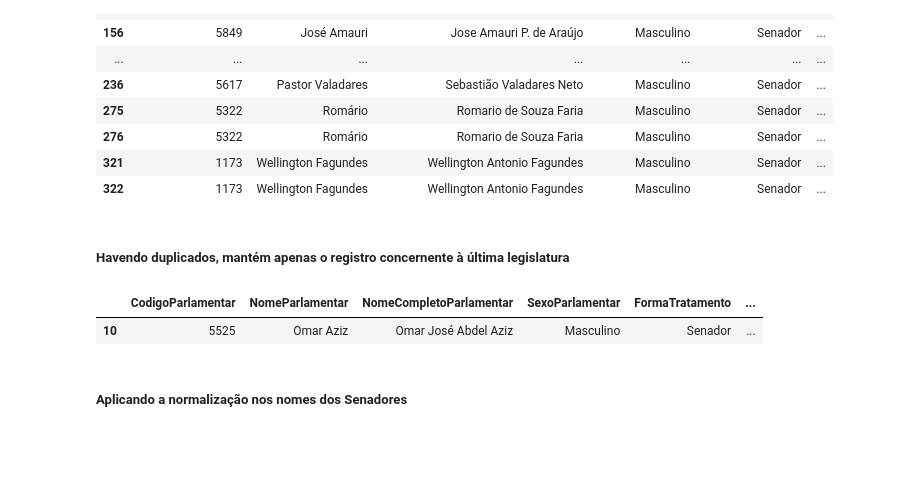
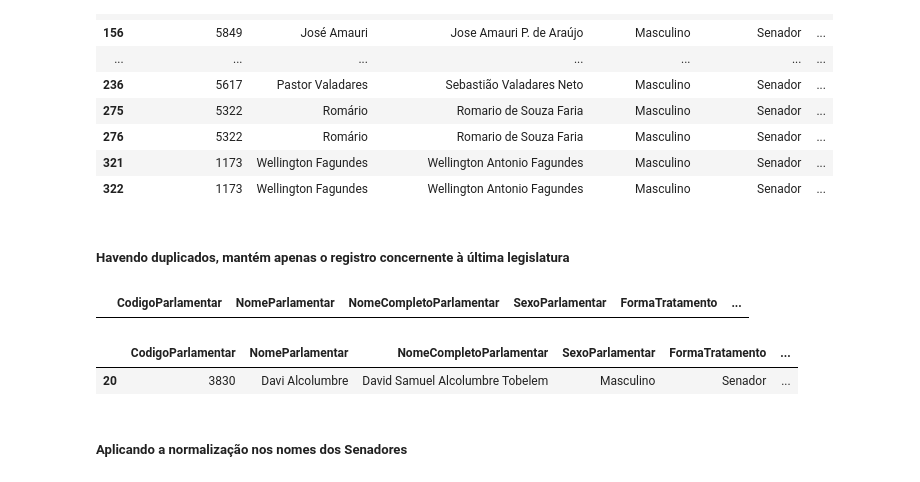
Before and after one commit to halisson-gomides/bootcamps, a Jupyter notebook: MGI_2025/API_especiais_consumindo_dados.ipynb, the cells around one changed output. Drawn from its saved outputs; the diff is of its cells as text; code cells hidden in the pictures; blank space fills up the shorter version.

```diff
--- a/MGI_2025/API_especiais_consumindo_dados.ipynb
+++ b/MGI_2025/API_especiais_consumindo_dados.ipynb
@@ -380,6 +397,7 @@ print("Total de registros:", len(df_sen_parlamentares))
 df_sen_parlamentares = df_sen_parlamentares.explode('Mandatos.Mandato')
 print("Total de registros:", len(df_sen_parlamentares))
 df_sen_parlamentares.columns = df_sen_parlamentares.columns.str.split('.').str[-1]
+df_sen_parlamentares.rename(columns={'UfParlamentar': 'UfPessoal'}, inplace=True)
 df_sen_parlamentares = df_sen_parlamentares.reset_index(drop=True)
 df_sen_parlamentares.head()
 # %% [output]
@@ -469,5 +491,5 @@ else:
 # %%
 # Concatena os dois conjuntos de dados de Senadores
 
-df_todos_senadores = pd.concat([df_senadores, df_senadores_afastados])
-df_todos_senadores.head()
+# df_todos_senadores = pd.concat([df_senadores, df_senadores_afastados])
+# df_todos_senadores.head()
@@ -512,12 +527,14 @@ df_todos_senadores.drop_duplicates(subset='NomeParlamentar', keep='first', inpla
 
 # Verificando novamente para ter certeza da exclução de duplicados
 df_todos_senadores.loc[df_todos_senadores['NomeParlamentar'].duplicated(keep=False)]
+# %% [output]
+|  | CodigoParlamentar | NomeParlamentar | NomeCompletoParlamentar | SexoParlamentar | FormaTratamento | ... |
 # %%
 # Análise de validação
-df_todos_senadores.loc[df_todos_senadores['NomeParlamentar'] == 'Omar Aziz']
+df_todos_senadores.loc[df_todos_senadores['NomeParlamentar'] == 'Davi Alcolumbre']
 # %% [output]
 |  | CodigoParlamentar | NomeParlamentar | NomeCompletoParlamentar | SexoParlamentar | FormaTratamento | ... |
-| 10 | 5525 | Omar Aziz | Omar José Abdel Aziz | Masculino | Senador | ... |
+| 20 | 3830 | Davi Alcolumbre | David Samuel Alcolumbre Tobelem | Masculino | Senador | ... |
 # %% [markdown]
 ##### Aplicando a normalização nos nomes dos Senadores
 # %%
```
Also changed, not shown: parts of 12 cells of this notebook.
